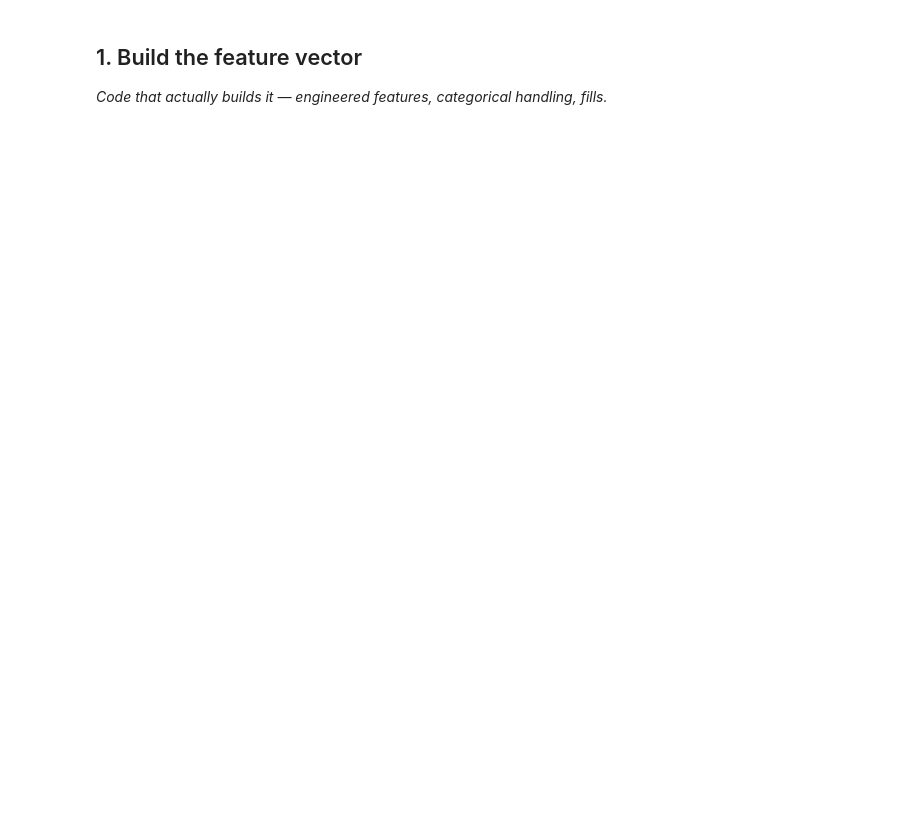
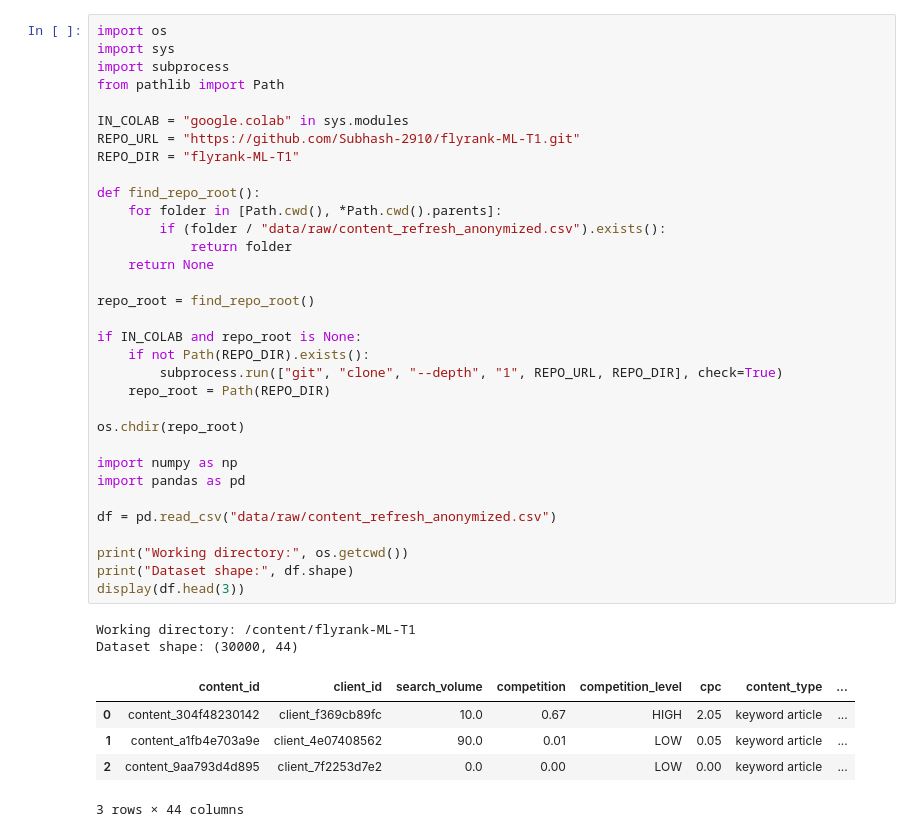
Before and after one commit to Subhash-2910/flyrank-ML-T1, a Jupyter notebook: work/notebooks/w03_feature_leakage_check.ipynb, the cells around one changed output. Cells and saved outputs as stored; diff of their text form; blank space fills up the shorter version.

```diff
--- a/work/notebooks/w03_feature_leakage_check.ipynb
+++ b/work/notebooks/w03_feature_leakage_check.ipynb
@@ -6,7 +8,44 @@
 This skeleton is yours to fill. Work the sections **in order** — each one has a one-line hint. Simple words, honest numbers.
 
 > Working with an AI assistant? Tell it to read `skills/README.md` first and load the one skill this assignment names on its card.
-# %% [markdown]
-## 1. Build the feature vector
-
-*Code that actually builds it — engineered features, categorical handling, fills.*
+# %%
+import os
+import sys
+import subprocess
+from pathlib import Path
+
+IN_COLAB = "google.colab" in sys.modules
+REPO_URL = "https://github.com/Subhash-2910/flyrank-ML-T1.git"
+REPO_DIR = "flyrank-ML-T1"
+
+def find_repo_root():
+    for folder in [Path.cwd(), *Path.cwd().parents]:
+        if (folder / "data/raw/content_refresh_anonymized.csv").exists():
+            return folder
+    return None
+
+repo_root = find_repo_root()
+
+if IN_COLAB and repo_root is None:
+    if not Path(REPO_DIR).exists():
+        subprocess.run(["git", "clone", "--depth", "1", REPO_URL, REPO_DIR], check=True)
+    repo_root = Path(REPO_DIR)
+
+os.chdir(repo_root)
+
+import numpy as np
+import pandas as pd
+
+df = pd.read_csv("data/raw/content_refresh_anonymized.csv")
+
+print("Working directory:", os.getcwd())
+print("Dataset shape:", df.shape)
+display(df.head(3))
+# %% [output]
+Working directory: /content/flyrank-ML-T1
+Dataset shape: (30000, 44)
+|  | content_id | client_id | search_volume | competition | competition_level | cpc | content_type | ... |
+| 0 | content_304f48230142 | client_f369cb89fc | 10.0 | 0.67 | HIGH | 2.05 | keyword article | ... |
+| 1 | content_a1fb4e703a9e | client_4e07408562 | 90.0 | 0.01 | LOW | 0.05 | keyword article | ... |
+| 2 | content_9aa793d4d895 | client_7f2253d7e2 | 0.0 | 0.00 | LOW | 0.00 | keyword article | ... |
+3 rows × 44 columns
```
Also changed, not shown: parts of 16 cells of this notebook.
